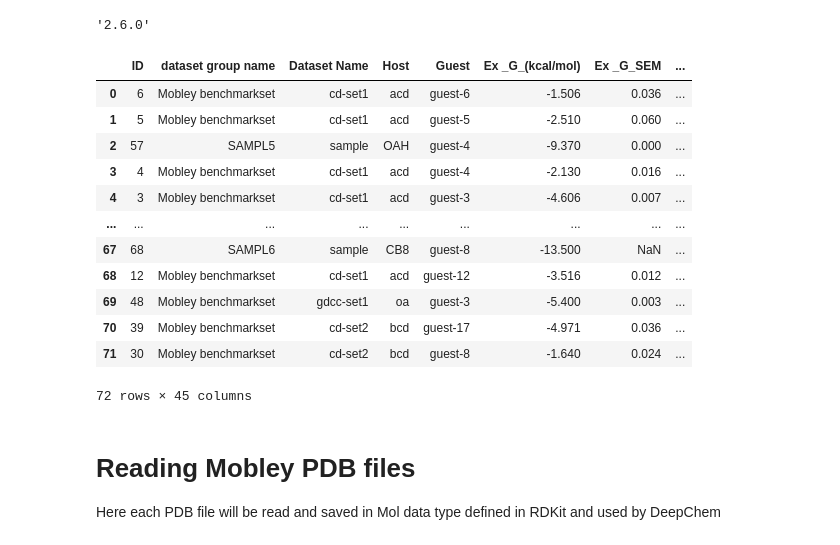
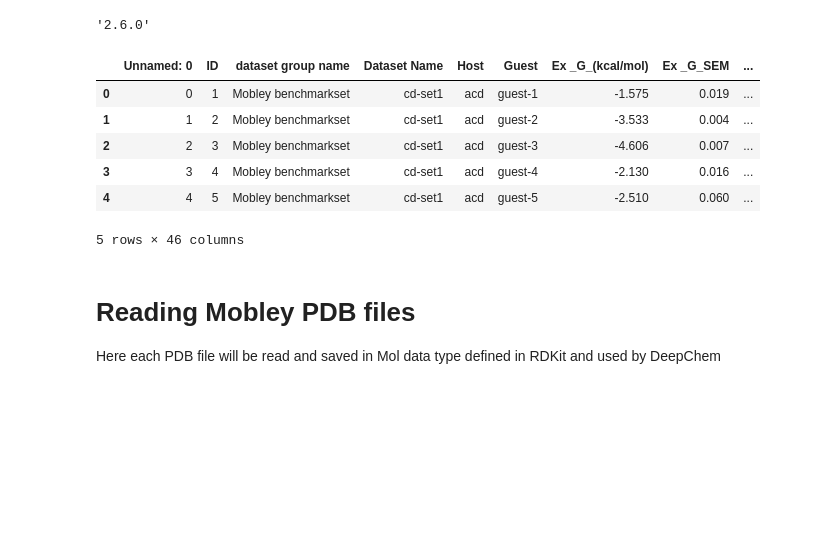
Before and after one commit to saharctech/Binding-Free-Energy-Prediction-Host-Guest-System, a Jupyter notebook: model/host-guest-binding-enthalpy-model.ipynb, the cells around one changed output. Cells and saved outputs as stored; diff of their text form; code cells hidden in the pictures; blank space fills up the shorter version.

```diff
--- a/model/host-guest-binding-enthalpy-model.ipynb
+++ b/model/host-guest-binding-enthalpy-model.ipynb
@@ -27,19 +24,13 @@ np.random.shuffle(df.values)
-# %%
-df.sample(frac = 1).reset_index(drop = True)
-# %% [output]
-|  | ID | dataset group name | Dataset Name | Host | Guest | Ex _G_(kcal/mol) | Ex _G_SEM | ... |
-| 0 | 6 | Mobley benchmarkset | cd-set1 | acd | guest-6 | -1.506 | 0.036 | ... |
-| 1 | 5 | Mobley benchmarkset | cd-set1 | acd | guest-5 | -2.510 | 0.060 | ... |
-| 2 | 57 | SAMPL5 | sample | OAH | guest-4 | -9.370 | 0.000 | ... |
-| 3 | 4 | Mobley benchmarkset | cd-set1 | acd | guest-4 | -2.130 | 0.016 | ... |
-| 4 | 3 | Mobley benchmarkset | cd-set1 | acd | guest-3 | -4.606 | 0.007 | ... |
-| ... | ... | ... | ... | ... | ... | ... | ... | ... |
-| 67 | 68 | SAMPL6 | sample | CB8 | guest-8 | -13.500 | NaN | ... |
-| 68 | 12 | Mobley benchmarkset | cd-set1 | acd | guest-12 | -3.516 | 0.012 | ... |
-| 69 | 48 | Mobley benchmarkset | gdcc-set1 | oa | guest-3 | -5.400 | 0.003 | ... |
-| 70 | 39 | Mobley benchmarkset | cd-set2 | bcd | guest-17 | -4.971 | 0.036 | ... |
-| 71 | 30 | Mobley benchmarkset | cd-set2 | bcd | guest-8 | -1.640 | 0.024 | ... |
-72 rows × 45 columns
+# %%
+df.head()
+# %% [output]
+|  | Unnamed: 0 | ID | dataset group name | Dataset Name | Host | Guest | Ex _G_(kcal/mol) | Ex _G_SEM | ... |
+| 0 | 0 | 1 | Mobley benchmarkset | cd-set1 | acd | guest-1 | -1.575 | 0.019 | ... |
+| 1 | 1 | 2 | Mobley benchmarkset | cd-set1 | acd | guest-2 | -3.533 | 0.004 | ... |
+| 2 | 2 | 3 | Mobley benchmarkset | cd-set1 | acd | guest-3 | -4.606 | 0.007 | ... |
+| 3 | 3 | 4 | Mobley benchmarkset | cd-set1 | acd | guest-4 | -2.130 | 0.016 | ... |
+| 4 | 4 | 5 | Mobley benchmarkset | cd-set1 | acd | guest-5 | -2.510 | 0.060 | ... |
+5 rows × 46 columns
 # %% [markdown]
 <h1>Reading Mobley PDB files</h1>
 <p>Here each PDB file will be read and saved in Mol data type defined in RDKit and used by DeepChem</p>
```
Also changed, not shown: parts of 38 cells of this notebook, 4 other files.
